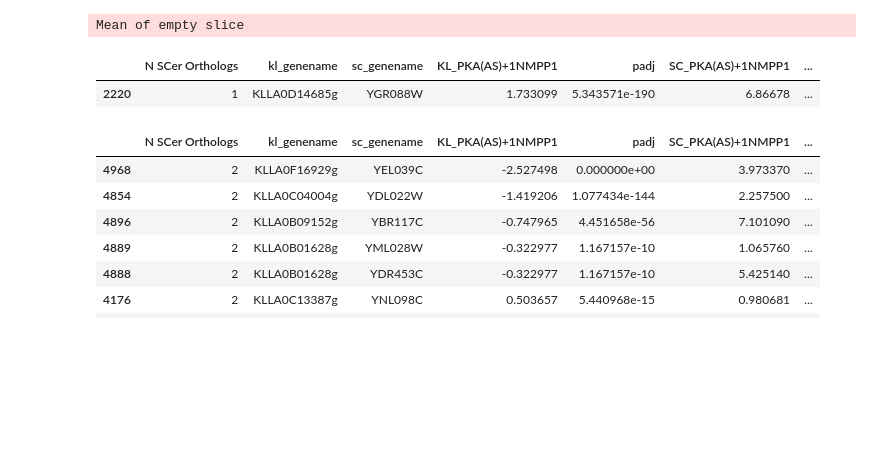
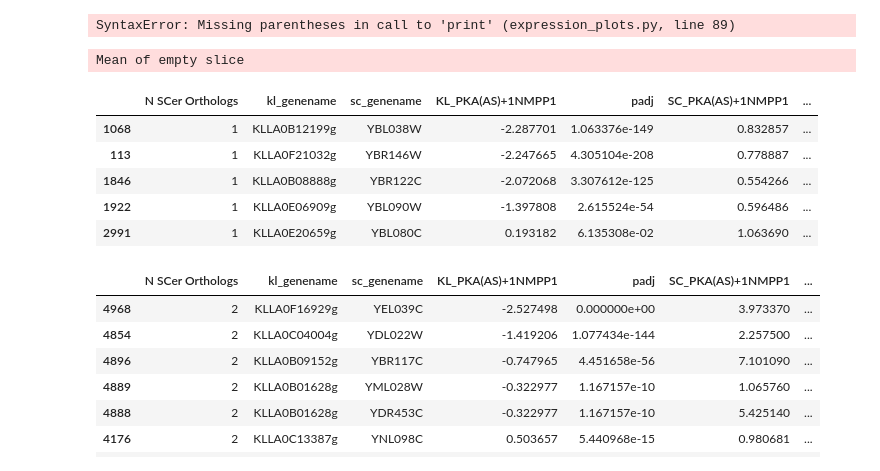
Before and after one commit to heineike02/yeast_esr_expression_analysis, a Jupyter notebook: scripts/kl_vs_sc_pka_inhibition.ipynb, the cells around one changed output. Saved outputs shown, nothing was run; the diff lists cells and outputs as text; code cells hidden in the pictures; blank space fills up the shorter version.

Commit message:
mito translation and python 3 changes
parentheses around print statements, and started mito translation file.

```diff
--- a/scripts/kl_vs_sc_pka_inhibition.ipynb
+++ b/scripts/kl_vs_sc_pka_inhibition.ipynb
@@ -1,6 +1,6 @@
 # %%
 import os
-base_dir = 'C:\Users\Ben\Documents\GitHub\expression_broad_data'
+base_dir = "C:\\Users\Ben\Documents\GitHub\expression_broad_data"
 os.chdir(base_dir)
 from core import expression_plots
 from core import io_library
@@ -22,6 +22,8 @@ from matplotlib.colors import LogNorm
 # Find your api_key here: https://plot.ly/settings/api
 
 #from sklearn.cluster import AgglomerativeClustering
+# %% [output]
+SyntaxError: Missing parentheses in call to 'print' (expression_plots.py, line 89)
 # %%
 %load_ext autoreload
 %autoreload 2
@@ -65,11 +67,16 @@ kl_sc_PKA_data = pd.read_pickle(base_dir + "\expression_data\kl_PKA_as_20160824\
 # %%
 #Lookup by SC common name
 #jso_msn2_targets = ['SSA1', 'SSA4', 'HSP104', 'CTT1', 'TPK1', 'TFS1', 'DDR2', 'TSA1', 'HSP12', 'TMA10', 'TPS2', 'RTC3', 'GPH1', 'HXK1', 'TSA2', 'CYC7', 'PNC1', 'GSY1', 'FMP48', 'SS13', 'ALD4', 'YNR014W', 'HOR2', 'YOR173W', 'RAS2', 'GLK1', 'GPD1', 'HSP26', 'SIP18', 'TKL2', 'FMP16', 'ALD3', 'PGM2']
-common_name_query = ['CTT1']  #['SSA1', 'SSA2','AHA1','BTN2', 'CPR6','CUR1','FES1','HCH1','HSC82','HSP42','HSP104','HSP78','HSP82','MBF1','MDJ1','SIS1','STI1','YDJ1']
+common_name_query = ['MRPL16','PET112','VAR1','MRP21','MRPL36','MRPS9']#Mitochondrial translation
+#['TPK3','TPK2','TPK1','MIG1','MIG2','MIG3','CAT8','HAP2','HAP4','HAP5','SIP2','TUP1','CYC8']#['VPS8','PEP1','VPS15','VID24','CCZ1','ARL1','APM3'] #protein targeting to vacuole #['FMP45','SWF1','SUR7','YNL194C','SCD5']#['CAR1','CAR2']#['DEP1', 'FYV10','GID7','GID8','IGD1','NUP2','PCL10','PCL8','PHO85','PSK2','RMD5','UBC8','UBP14','UME6','VID24','VID28','VID30','YTR066C']# ['CTT1']  #['SSA1', 'SSA2','AHA1','BTN2', 'CPR6','CUR1','FES1','HCH1','HSC82','HSP42','HSP104','HSP78','HSP82','MBF1','MDJ1','SIS1','STI1','YDJ1']
 kl_sc_PKA_data[kl_sc_PKA_data['SC_common_name'].isin(common_name_query)].sort_values(by='KL_PKA(AS)+1NMPP1')
 # %% [output]
 |  | N SCer Orthologs | kl_genename | sc_genename | KL_PKA(AS)+1NMPP1 | padj | SC_PKA(AS)+1NMPP1 | ... |
-| 2220 | 1 | KLLA0D14685g | YGR088W | 1.733099 | 5.343571e-190 | 6.86678 | ... |
+| 1068 | 1 | KLLA0B12199g | YBL038W | -2.287701 | 1.063376e-149 | 0.832857 | ... |
+| 113 | 1 | KLLA0F21032g | YBR146W | -2.247665 | 4.305104e-208 | 0.778887 | ... |
+| 1846 | 1 | KLLA0B08888g | YBR122C | -2.072068 | 3.307612e-125 | 0.554266 | ... |
+| 1922 | 1 | KLLA0E06909g | YBL090W | -1.397808 | 2.615524e-54 | 0.596486 | ... |
+| 2991 | 1 | KLLA0E20659g | YBL080C | 0.193182 | 6.135308e-02 | 1.063690 | ... |
 # %%
 #Lookup by SC common name
 jso_msn2_targets = ['SSA1', 'SSA4', 'HSP104', 'CTT1', 'TPK1', 'TFS1', 'DDR2', 'TSA1', 'HSP12', 'TMA10', 'TPS2', 'RTC3', 'GPH1', 'HXK1', 'TSA2', 'CYC7', 'PNC1', 'GSY1', 'FMP48', 'SS13', 'ALD4', 'YNR014W', 'HOR2', 'YOR173W', 'RAS2', 'GLK1', 'GPD1', 'HSP26', 'SIP18', 'TKL2', 'FMP16', 'ALD3', 'PGM2']
```
Also changed, not shown: parts of 1 cell of this notebook, 4 other files.
